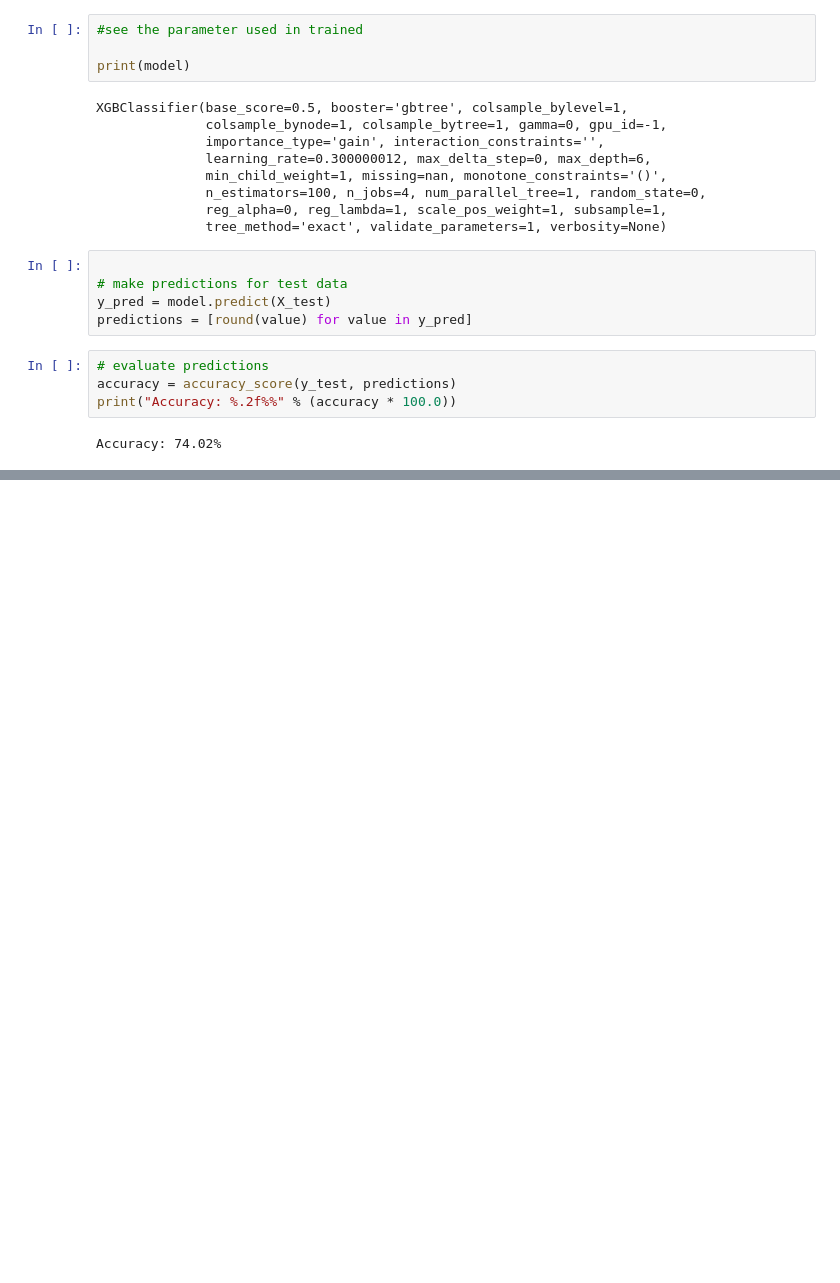
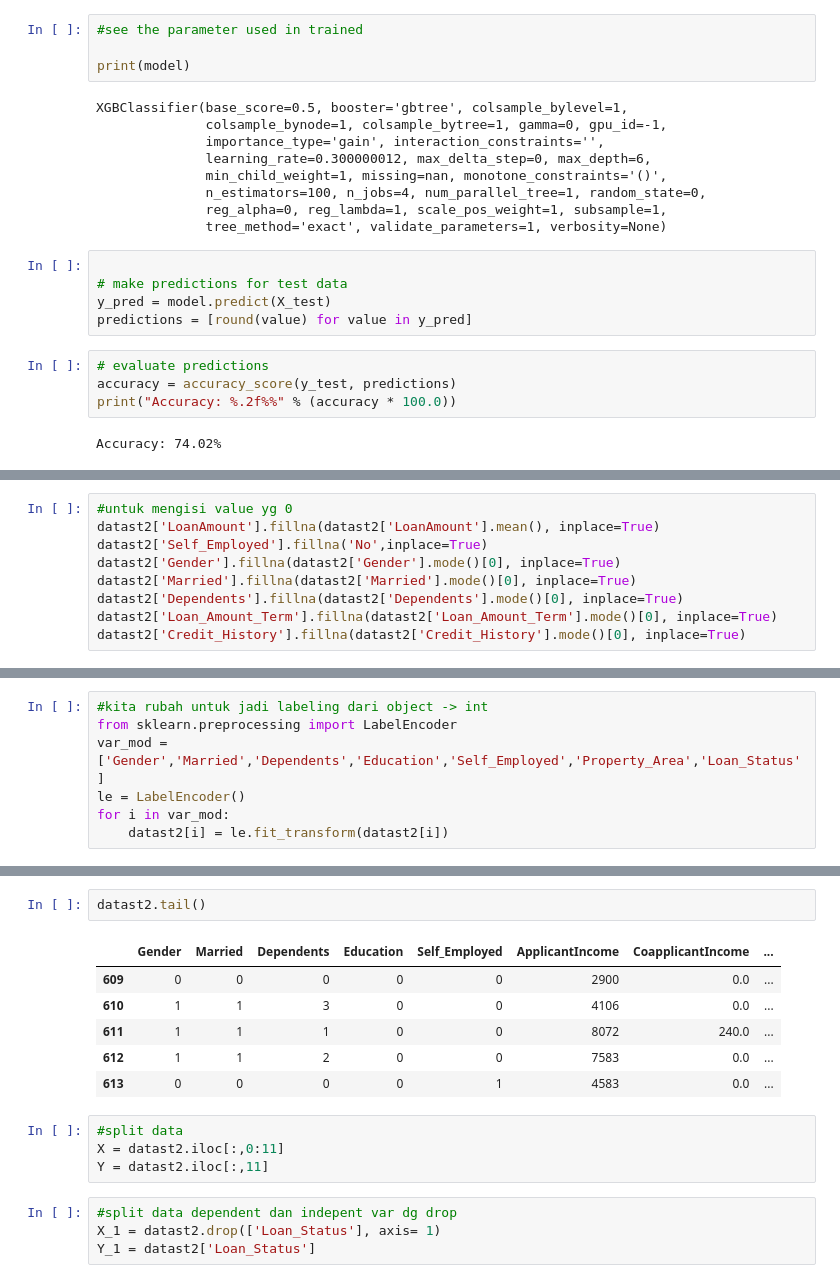
Before and after one commit to prastika/H8_git, a Jupyter notebook: sesi12_xgboost.ipynb, the cells around one changed output, grey strips where cells are left out. Cells and saved outputs as stored; diff of their text form; blank space fills up the shorter version.

```diff
--- a/sesi12_xgboost.ipynb
+++ b/sesi12_xgboost.ipynb
@@ -89,0 +125,9 @@ Accuracy: 74.02%
+# %%
+#untuk mengisi value yg 0
+datast2['LoanAmount'].fillna(datast2['LoanAmount'].mean(), inplace=True)
+datast2['Self_Employed'].fillna('No',inplace=True)
+datast2['Gender'].fillna(datast2['Gender'].mode()[0], inplace=True)
+datast2['Married'].fillna(datast2['Married'].mode()[0], inplace=True)
+datast2['Dependents'].fillna(datast2['Dependents'].mode()[0], inplace=True)
+datast2['Loan_Amount_Term'].fillna(datast2['Loan_Amount_Term'].mode()[0], inplace=True)
+datast2['Credit_History'].fillna(datast2['Credit_History'].mode()[0], inplace=True)
@@ -89,0 +159,7 @@ Accuracy: 74.02%
+# %%
+#kita rubah untuk jadi labeling dari object -> int
+from sklearn.preprocessing import LabelEncoder
+var_mod = ['Gender','Married','Dependents','Education','Self_Employed','Property_Area','Loan_Status']
+le = LabelEncoder()
+for i in var_mod:
+    datast2[i] = le.fit_transform(datast2[i])
@@ -89,0 +188,17 @@ Accuracy: 74.02%
+# %%
+datast2.tail()
+# %% [output]
+|  | Gender | Married | Dependents | Education | Self_Employed | ApplicantIncome | CoapplicantIncome | ... |
+| 609 | 0 | 0 | 0 | 0 | 0 | 2900 | 0.0 | ... |
+| 610 | 1 | 1 | 3 | 0 | 0 | 4106 | 0.0 | ... |
+| 611 | 1 | 1 | 1 | 0 | 0 | 8072 | 240.0 | ... |
+| 612 | 1 | 1 | 2 | 0 | 0 | 7583 | 0.0 | ... |
+| 613 | 0 | 0 | 0 | 0 | 1 | 4583 | 0.0 | ... |
+# %%
+#split data
+X = datast2.iloc[:,0:11]
+Y = datast2.iloc[:,11]
+# %%
+#split data dependent dan indepent var dg drop
+X_1 = datast2.drop(['Loan_Status'], axis= 1)
+Y_1 = datast2['Loan_Status']
```
Also changed, not shown: parts of 19 cells of this notebook.
